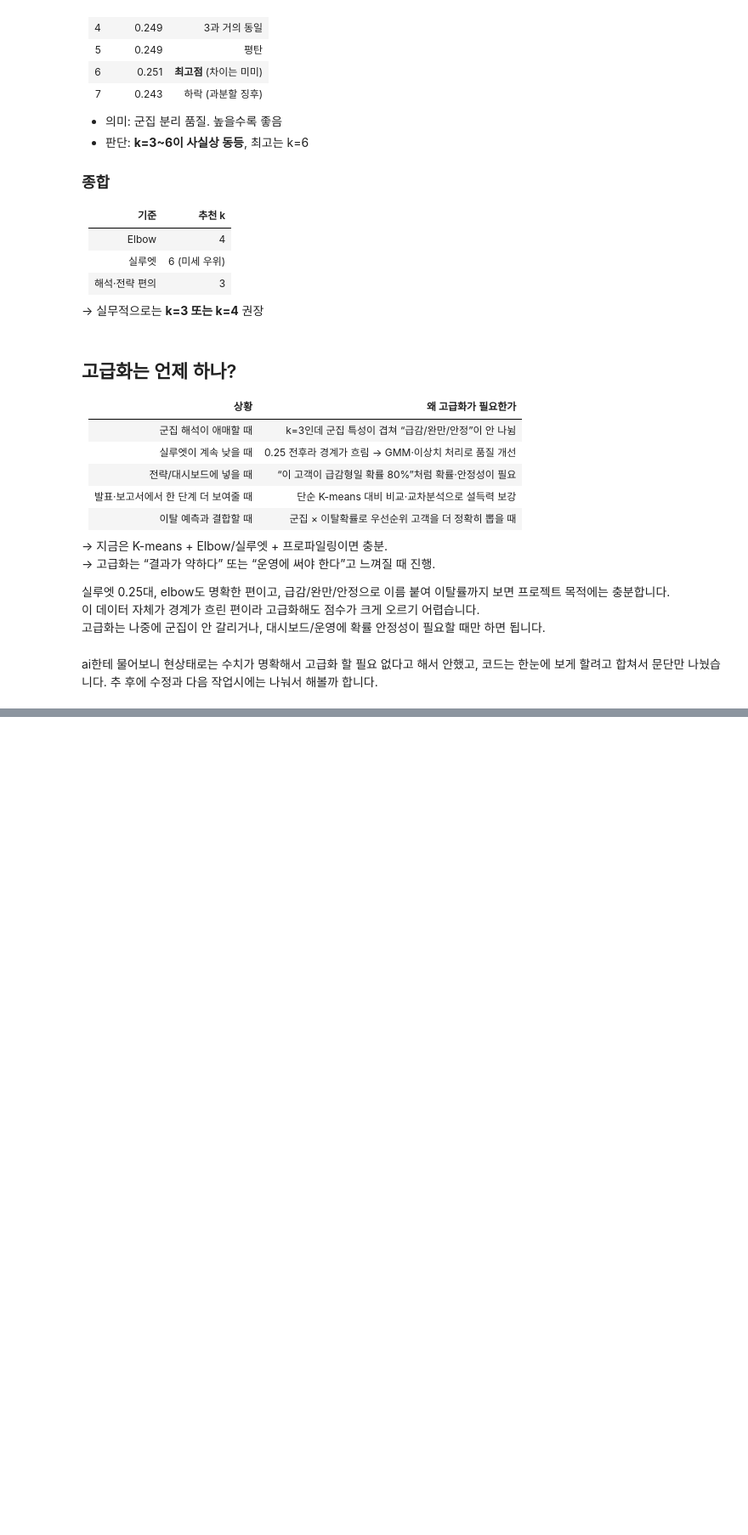
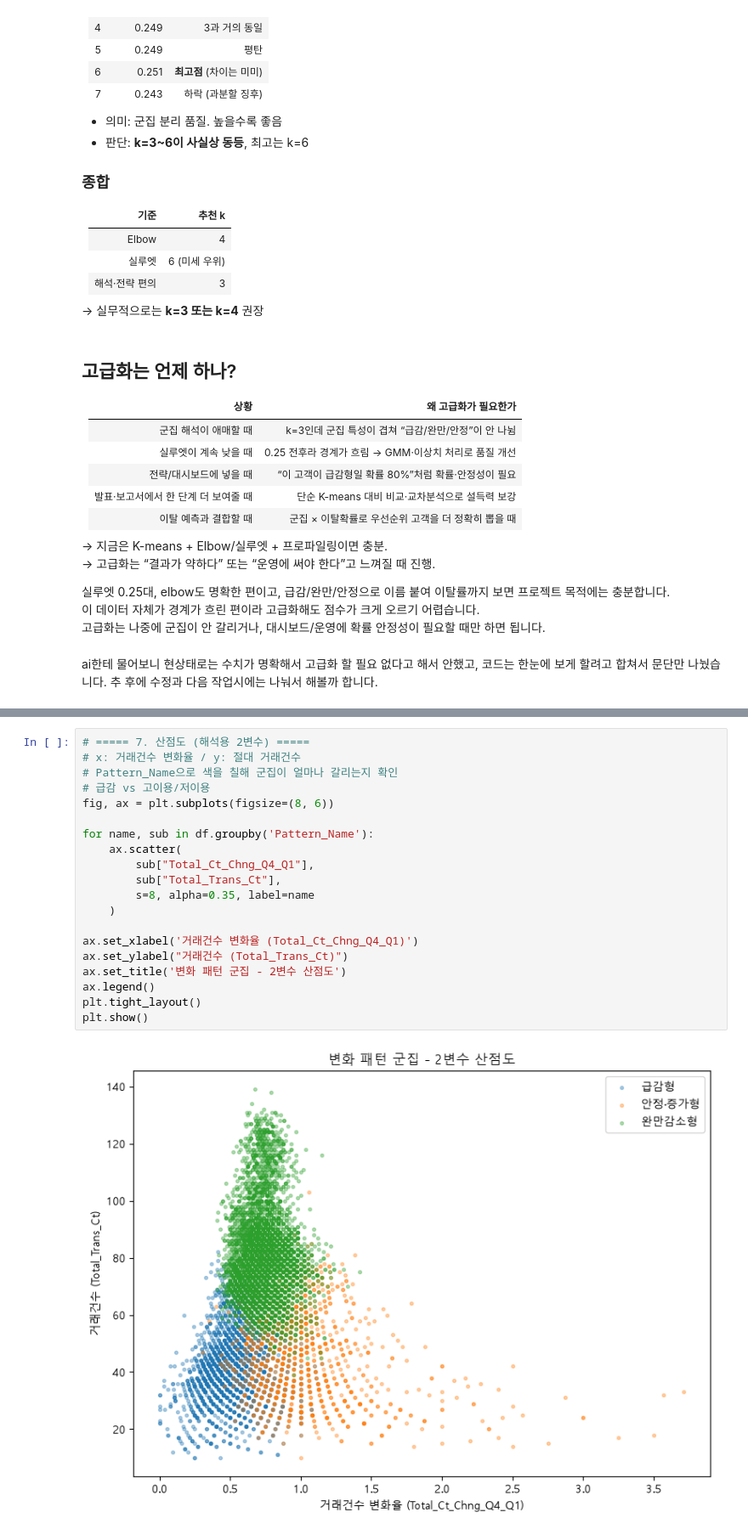
Before and after one commit to msi67811-jpg/2nd-05-clustering, a Jupyter notebook: notebooks/05_clustering.ipynb, the cells around one changed output, grey strips where cells are left out. Shown at 85% size. Drawn from its saved outputs; the diff is of its cells as text; blank space fills up the shorter version.

```diff
--- a/notebooks/05_clustering.ipynb
+++ b/notebooks/05_clustering.ipynb
@@ -475,0 +512,22 @@ ai한테 물어보니 현상태로는 수치가 명확해서 고급화 할 필
+# %%
+# ===== 7. 산점도 (해석용 2변수) =====
+# x: 거래건수 변화율 / y: 절대 거래건수
+# Pattern_Name으로 색을 칠해 군집이 얼마나 갈리는지 확인
+# 급감 vs 고이용/저이용
+fig, ax = plt.subplots(figsize=(8, 6))
+
+for name, sub in df.groupby('Pattern_Name'):
+    ax.scatter(
+        sub["Total_Ct_Chng_Q4_Q1"],
+        sub["Total_Trans_Ct"],
+        s=8, alpha=0.35, label=name
+    )
+
+ax.set_xlabel('거래건수 변화율 (Total_Ct_Chng_Q4_Q1)')
+ax.set_ylabel("거래건수 (Total_Trans_Ct)")
+ax.set_title('변화 패턴 군집 - 2변수 산점도')
+ax.legend()
+plt.tight_layout()
+plt.show()
+# %% [output]
+[figure, added]
```
Also changed, not shown: parts of 6 cells of this notebook, 2 other files.
